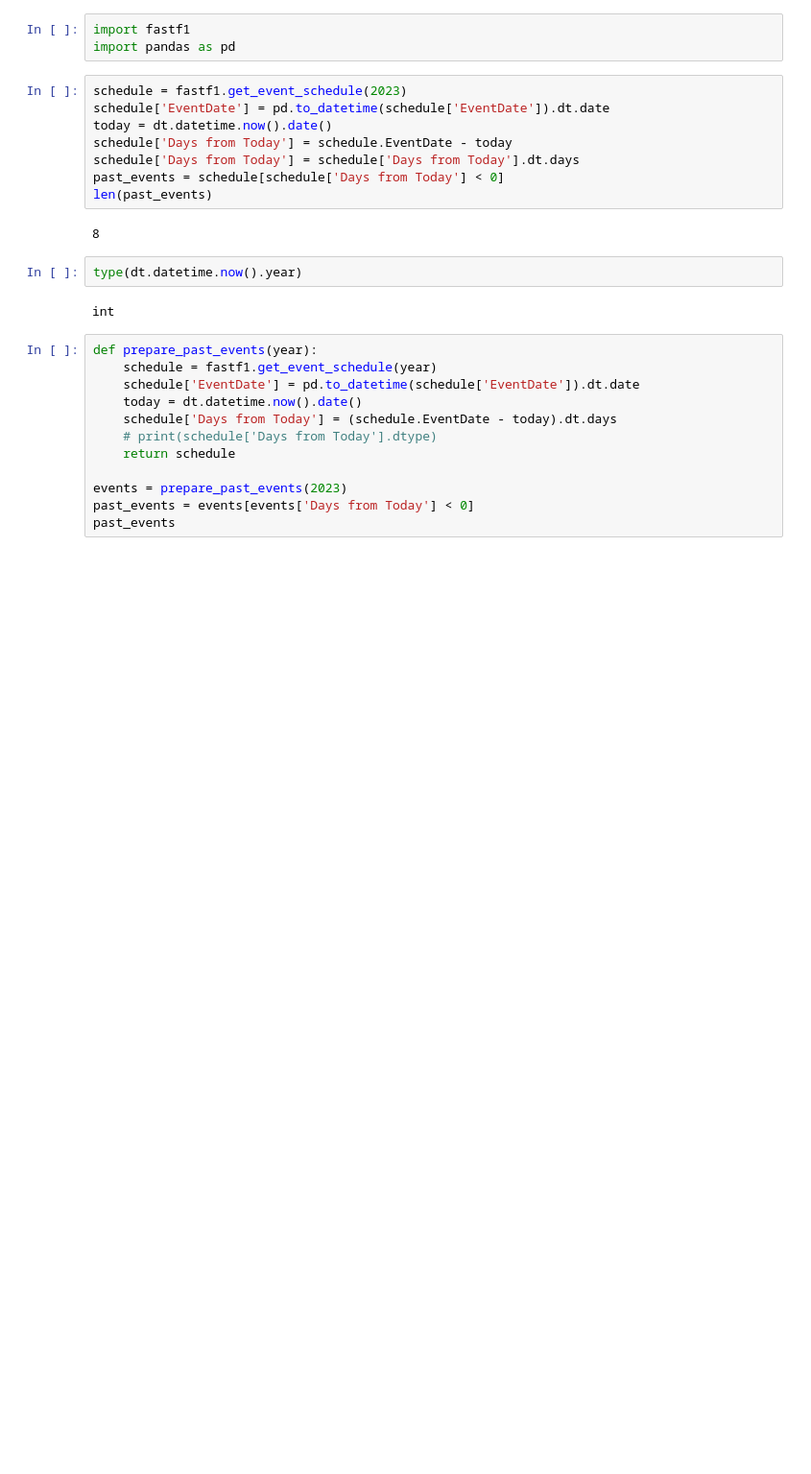
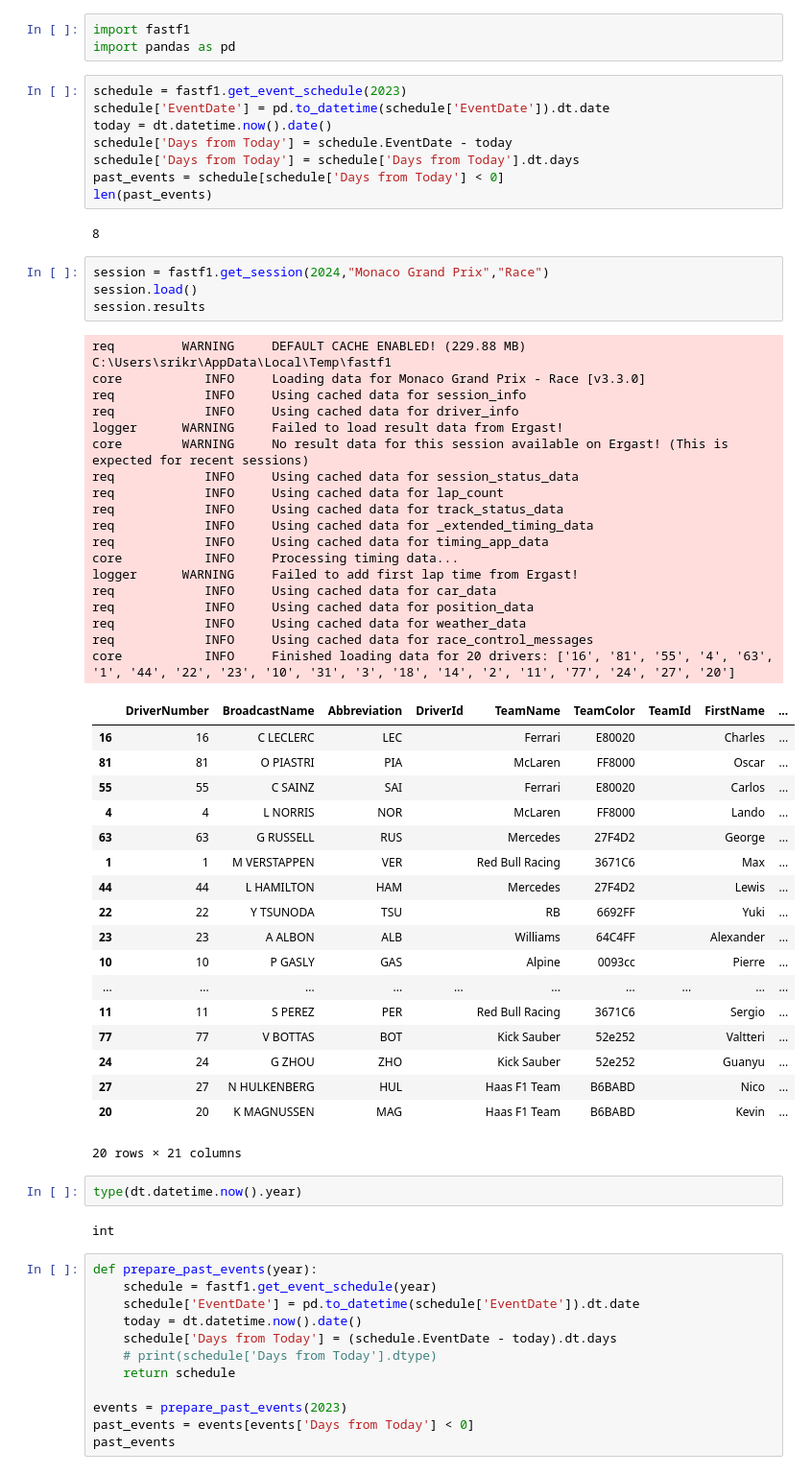
Before and after one commit to srikrishnaa97/F1-data-analysis, a Jupyter notebook: f1_data_analysis.ipynb, the cells around one changed output. Shown at 96% size. Drawn from its saved outputs; the diff is of its cells as text; blank space fills up the shorter version.

```diff
--- a/f1_data_analysis.ipynb
+++ b/f1_data_analysis.ipynb
@@ -11,6 +11,47 @@ past_events = schedule[schedule['Days from Today'] < 0]
 len(past_events)
 # %% [output]
 8
+# %%
+session = fastf1.get_session(2024,"Monaco Grand Prix","Race")
+session.load()
+session.results
+# %% [output]
+req         WARNING     DEFAULT CACHE ENABLED! (229.88 MB) C:\Users\srikr\AppData\Local\Temp\fastf1
+core           INFO     Loading data for Monaco Grand Prix - Race [v3.3.0]
+req            INFO     Using cached data for session_info
+req            INFO     Using cached data for driver_info
+logger      WARNING     Failed to load result data from Ergast!
+core        WARNING     No result data for this session available on Ergast! (This is expected for recent sessions)
+req            INFO     Using cached data for session_status_data
+req            INFO     Using cached data for lap_count
+req            INFO     Using cached data for track_status_data
+req            INFO     Using cached data for _extended_timing_data
+req            INFO     Using cached data for timing_app_data
+core           INFO     Processing timing data...
+logger      WARNING     Failed to add first lap time from Ergast!
+req            INFO     Using cached data for car_data
+req            INFO     Using cached data for position_data
+req            INFO     Using cached data for weather_data
+req            INFO     Using cached data for race_control_messages
+core           INFO     Finished loading data for 20 drivers: ['16', '81', '55', '4', '63', '1', '44', '22', '23', '10', '31', '3', '18', '14', '2', '11', '77', '24', '27', '20']
+|  | DriverNumber | BroadcastName | Abbreviation | DriverId | TeamName | TeamColor | TeamId | FirstName | ... |
+| 16 | 16 | C LECLERC | LEC |  | Ferrari | E80020 |  | Charles | ... |
+| 81 | 81 | O PIASTRI | PIA |  | McLaren | FF8000 |  | Oscar | ... |
+| 55 | 55 | C SAINZ | SAI |  | Ferrari | E80020 |  | Carlos | ... |
+| 4 | 4 | L NORRIS | NOR |  | McLaren | FF8000 |  | Lando | ... |
+| 63 | 63 | G RUSSELL | RUS |  | Mercedes | 27F4D2 |  | George | ... |
+| 1 | 1 | M VERSTAPPEN | VER |  | Red Bull Racing | 3671C6 |  | Max | ... |
+| 44 | 44 | L HAMILTON | HAM |  | Mercedes | 27F4D2 |  | Lewis | ... |
+| 22 | 22 | Y TSUNODA | TSU |  | RB | 6692FF |  | Yuki | ... |
+| 23 | 23 | A ALBON | ALB |  | Williams | 64C4FF |  | Alexander | ... |
+| 10 | 10 | P GASLY | GAS |  | Alpine | 0093cc |  | Pierre | ... |
+| ... | ... | ... | ... | ... | ... | ... | ... | ... | ... |
+| 11 | 11 | S PEREZ | PER |  | Red Bull Racing | 3671C6 |  | Sergio | ... |
+| 77 | 77 | V BOTTAS | BOT |  | Kick Sauber | 52e252 |  | Valtteri | ... |
+| 24 | 24 | G ZHOU | ZHO |  | Kick Sauber | 52e252 |  | Guanyu | ... |
+| 27 | 27 | N HULKENBERG | HUL |  | Haas F1 Team | B6BABD |  | Nico | ... |
+| 20 | 20 | K MAGNUSSEN | MAG |  | Haas F1 Team | B6BABD |  | Kevin | ... |
+20 rows × 21 columns
 # %%
 type(dt.datetime.now().year)
 # %% [output]
```
Also changed, not shown: 3 other files.
